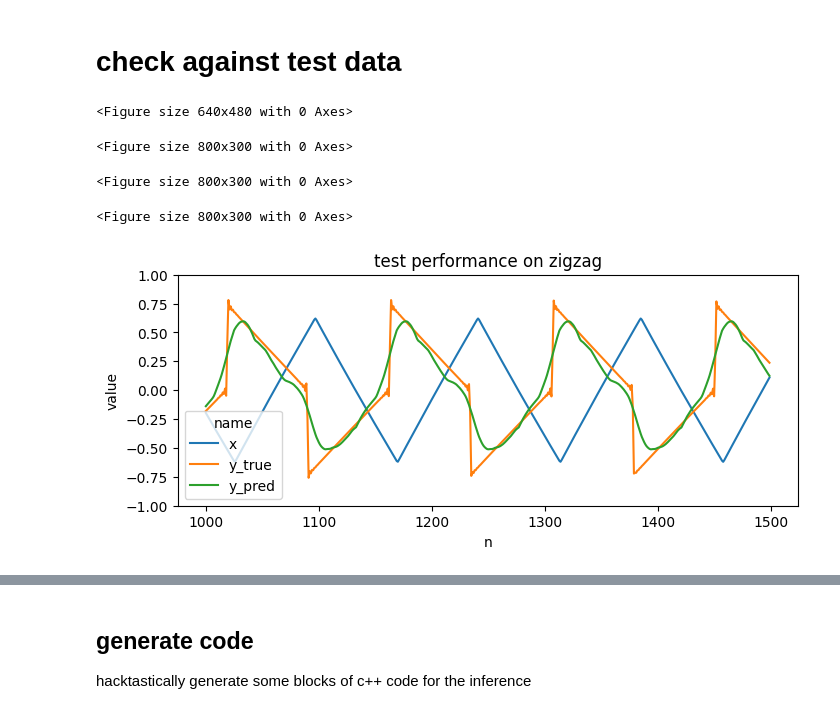
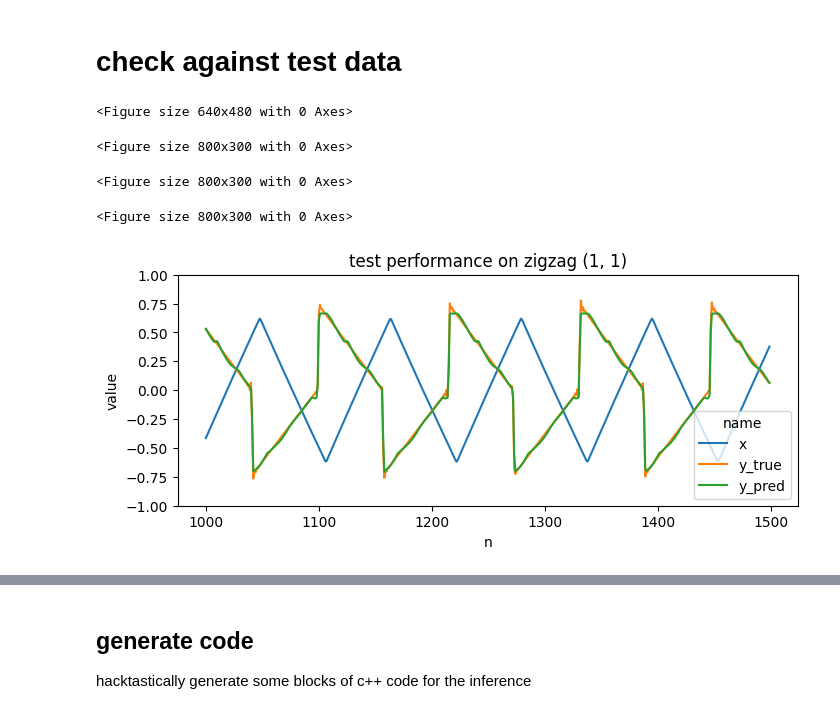
Before and after one commit to matpalm/cached_dilated_causal_convolutions, a Jupyter notebook: prototyping_notebooks/train_model.2d_embed.ipynb, the cells around one changed output, grey strips where cells are left out. Drawn from its saved outputs; the diff is of its cells as text; code cells hidden in the pictures.

```diff
--- a/prototyping_notebooks/train_model.2d_embed.ipynb
+++ b/prototyping_notebooks/train_model.2d_embed.ipynb
@@ -24,8 +24,8 @@ def parse(fname):
     df_l = df_w.melt(id_vars='n', value_vars=['tri', 'w0', 'w1'])
     return df_w, df_l
 
-tsr_df_w, tsr_df_l = parse('../datalogger_firmware/tri_sine_ramp.ssv')
-tsz_df_w, tsz_df_l = parse('../datalogger_firmware/tri_squ_zigzag.ssv')
+tsr_df_w, tsr_df_l = parse('../datalogger_firmware/data/2d_embed/32kHz/tri_sine_ramp.ssv')
+tsz_df_w, tsz_df_l = parse('../datalogger_firmware/data/2d_embed/32kHz/tri_squ_zigzag.ssv')
 # %%
 plt.figure(figsize=(16, 6))
 offset = 5500
@@ -83,2 +83,19 @@ tri_to['zigzag']['x'][:,1] = 1  # e2
 tri_to['zigzag']['x'][:,2] = data[:,0] # triangle
 tri_to['zigzag']['y'] = np.expand_dims(data[:,2], -1) # zigzag
+# %%
+def split_train_val_test(d):
+    assert 'x' in d
+    assert 'y' in d
+    assert len(d['x']) == len(d['y'])
+    val_test_split_size = int(len(d['x']) * 0.1)  # 10% for val and test
+    d['train'] = {}
+    d['validate'] = {}
+    d['test'] = {}
+    for xy in ['x', 'y']:
+        d['train'][xy] = d[xy][:-2*val_test_split_size]
+        d['validate'][xy] = d[xy][-2*val_test_split_size:-val_test_split_size]
+        d['test'][xy] = d[xy][-val_test_split_size:]
+        d.pop(xy)
+
+for wave in ['sine', 'ramp', 'square', 'zigzag']:
+    split_train_val_test(tri_to[wave])
@@ -114,5 +132,4 @@ pyplot.plot(tri_to['zigzag']['y'][100:300])
 # %%
-
 IN_D = 3    # 2d embedding, (0,1) and core triangle
 OUT_D = 1   # output wave
 
@@ -124,7 +141,11 @@ K = 4
 # [4, 8, 8, 8] @ 32kHz => 82%
 # [4, 8, 8, 12] @ 32kHz => 93%
 # [8, 8, 8, 8] @ 32kHz => TOO MUCH
-FILTER_SIZES = [4, 8, 8, 8]
+# [4, 4, 4] @ 96kHz => too much :/
+# [2, 2, 4] @ 96kHz => too much :/
+# [2, 2, 2] @ 96kHz => too much :/
+
+FILTER_SIZES = [4, 8, 8, 12]
 
 RECEPTIVE_FIELD_SIZE = K**len(FILTER_SIZES)
 
@@ -228,42 +258,38 @@ train_model.fit(train_ds,
 # %% [markdown]
 # check against test data
 # %%
-
+def wave_coords(wave):
+    return {'sine': '(0, 0)', 'ramp': '(0, 1)',
+            'square': '(1, 0)', 'zigzag': '(1, 1)' }[wave]
 
 for wave in ['sine', 'ramp', 'square', 'zigzag']:
 
-    # which split to use for test
-    splits = tri_to[wave]
-
     test_records = []
     for i in range(1000, 1500):
-        test_seq = splits['x'][i:i+TRAIN_SEQ_LEN]
+        test_seq = tri_to[wave]['test']['x'][i:i+TRAIN_SEQ_LEN]
         test_seq = np.expand_dims(test_seq, 0)  # single element batch
-        # (0,0) sine
-        #test_seq[:,:,0] = 0.25
-        #test_seq[:,:,1] = 0.0
 
-        y_true = splits['y'][i+TRAIN_SEQ_LEN]
+        y_true = tri_to[wave]['test']['y'][i+TRAIN_SEQ_LEN]
 
         y_pred = train_model(test_seq).numpy()
         y_pred = y_pred[0,-1,:]  # train model gives all steps, we just want last
 
         for out_c in range(1):
             test_records.append((i, out_c, 'x', test_seq[0,-1,2]))
             test_records.append((i, out_c, 'y_true', y_true[out_c]))
             test_records.append((i, out_c, 'y_pred', y_pred[out_c]))
 
     test_df = pd.DataFrame(test_records, columns=['n', 'c', 'name', 'value'])
 
     plt.clf()
     plt.figure(figsize=(8, 3))
     ax = sns.lineplot(data=test_df[test_df['c']==0], x='n', y='value', hue='name')
-    ax.set(title=f"test performance on {wave}")
+    ax.set(title=f"test performance on {wave} {wave_coords(wave)}")
     ax.set_ylim(-1, 1)
     plt.savefig(f"/tmp/test_{wave}.png")
 # %% [output]
 <Figure size 640x480 with 0 Axes>
 <Figure size 800x300 with 0 Axes>
 <Figure size 800x300 with 0 Axes>
 <Figure size 800x300 with 0 Axes>
-[figure, old version]
+[figure, new version]
```
Also changed, not shown: parts of 14 cells of this notebook.
